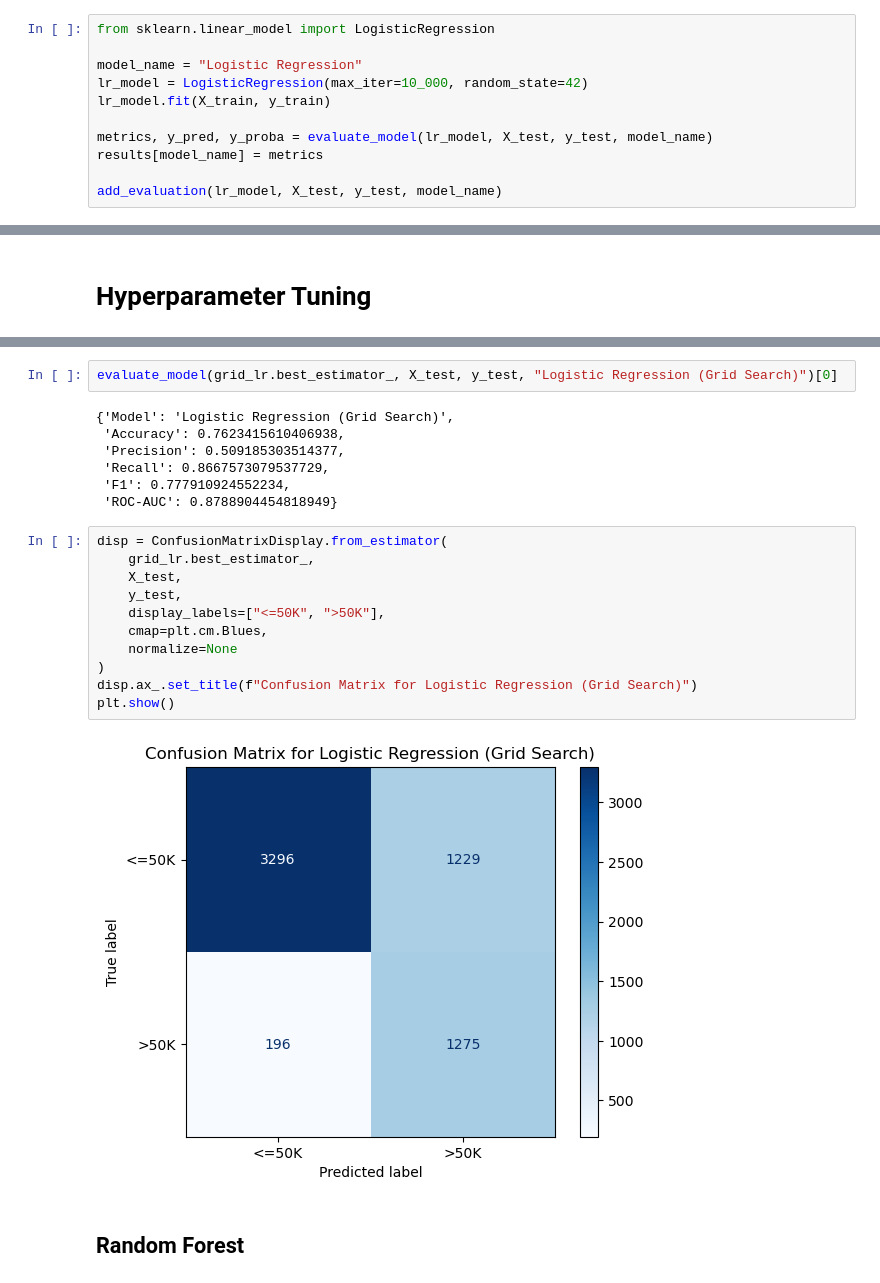
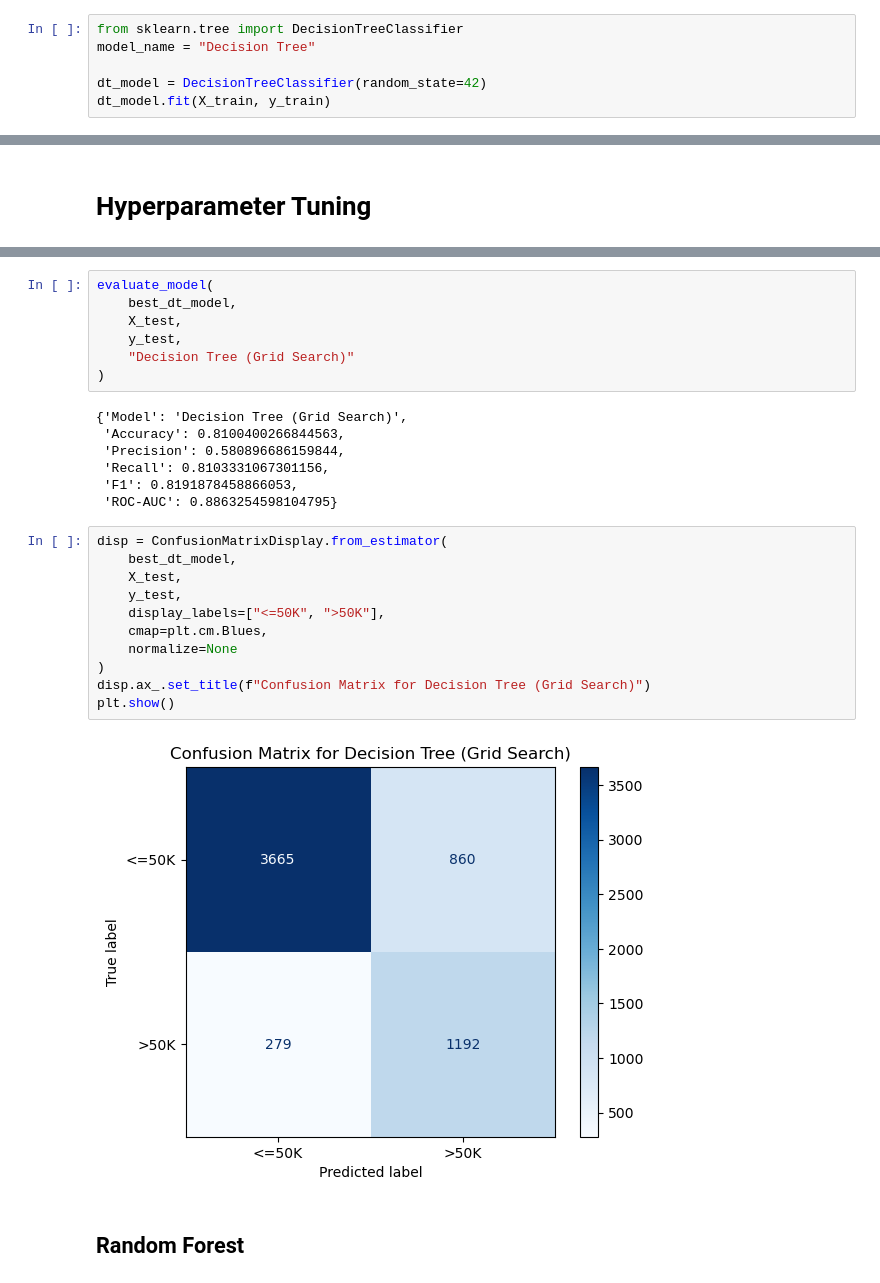
Before and after one commit to calvin050101/6006CEM-Project, a Jupyter notebook: Adult Census Income/census_03_model_training.ipynb, the cells around one changed output, grey strips where cells are left out. Cells and saved outputs as stored; diff of their text form.

Commit message:
Use residual plot for regression. Changed Logistic Regression to Decision Tree for classification

```diff
--- a/Adult Census Income/census_03_model_training.ipynb
+++ b/Adult Census Income/census_03_model_training.ipynb
@@ -52,11 +51,6 @@ def add_evaluation(model: ClassifierMixin, X_test, y_test, name=None):
 # %%
-from sklearn.linear_model import LogisticRegression
+from sklearn.tree import DecisionTreeClassifier
+model_name = "Decision Tree"
 
-model_name = "Logistic Regression"
-lr_model = LogisticRegression(max_iter=10_000, random_state=42)
-lr_model.fit(X_train, y_train)
-
-metrics, y_pred, y_proba = evaluate_model(lr_model, X_test, y_test, model_name)
-results[model_name] = metrics
-
-add_evaluation(lr_model, X_test, y_test, model_name)
+dt_model = DecisionTreeClassifier(random_state=42)
+dt_model.fit(X_train, y_train)
@@ -246,25 +190,30 @@ Best F1 Score: 0.8135225647997689
-# %%
-evaluate_model(grid_lr.best_estimator_, X_test, y_test, "Logistic Regression (Grid Search)")[0]
-# %% [output]
-{'Model': 'Logistic Regression (Grid Search)',
- 'Accuracy': 0.7623415610406938,
- 'Precision': 0.509185303514377,
- 'Recall': 0.8667573079537729,
- 'F1': 0.777910924552234,
- 'ROC-AUC': 0.8788904454818949}
+# %%
+evaluate_model(
+    best_dt_model,
+    X_test,
+    y_test,
+    "Decision Tree (Grid Search)"
+)
+# %% [output]
+{'Model': 'Decision Tree (Grid Search)',
+ 'Accuracy': 0.8100400266844563,
+ 'Precision': 0.580896686159844,
+ 'Recall': 0.8103331067301156,
+ 'F1': 0.8191878458866053,
+ 'ROC-AUC': 0.8863254598104795}
 # %%
 disp = ConfusionMatrixDisplay.from_estimator(
-    grid_lr.best_estimator_,
+    best_dt_model,
     X_test,
     y_test,
     display_labels=["<=50K", ">50K"],
     cmap=plt.cm.Blues,
     normalize=None
 )
-disp.ax_.set_title(f"Confusion Matrix for Logistic Regression (Grid Search)")
+disp.ax_.set_title(f"Confusion Matrix for Decision Tree (Grid Search)")
 plt.show()
 # %% [output]
-[figure, old version]
+[figure, new version]
 # %% [markdown]
 ## Random Forest
 # %%
```
Also changed, not shown: parts of 23 cells of this notebook, 2 other files.
